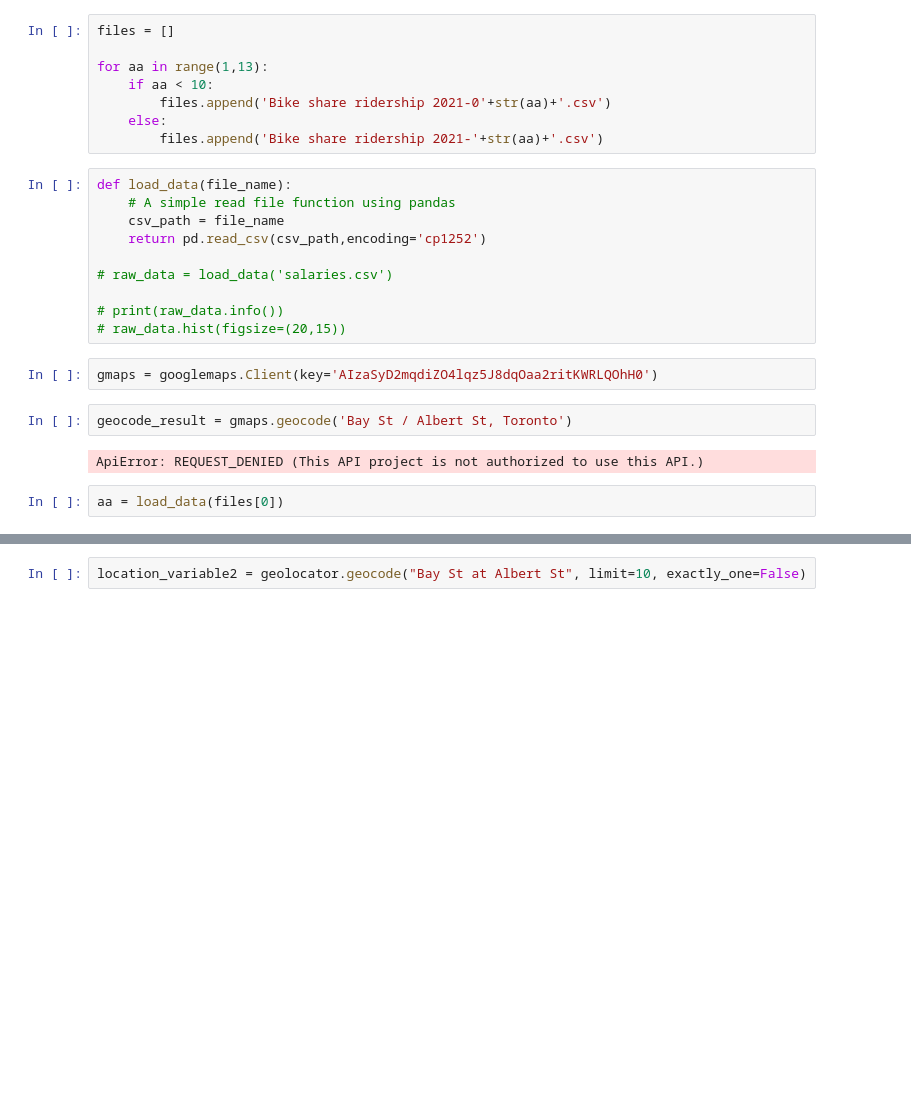
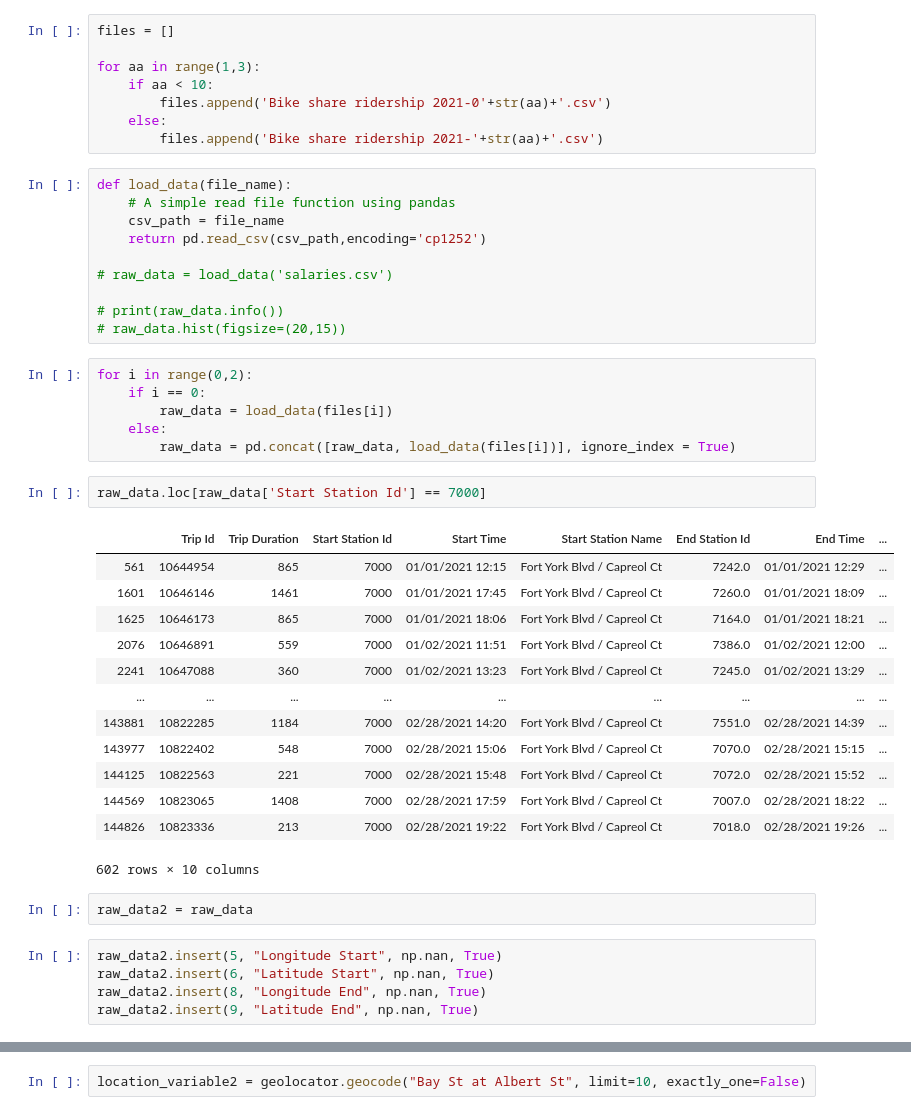
Before and after one commit to francisco-lai/BikeShareTO, a Jupyter notebook: geocoding.ipynb, the cells around one changed output, grey strips where cells are left out. Drawn from its saved outputs; the diff is of its cells as text; blank space fills up the shorter version.

```diff
--- a/geocoding.ipynb
+++ b/geocoding.ipynb
@@ -9,7 +9,7 @@ from datetime import datetime
 # %%
 files = []
 
-for aa in range(1,13):
+for aa in range(1,3):
     if aa < 10:
         files.append('Bike share ridership 2021-0'+str(aa)+'.csv')
     else:
@@ -24,11 +24,32 @@ def load_data(file_name):
 
 # print(raw_data.info())
 # raw_data.hist(figsize=(20,15))
-# %%
-gmaps = googlemaps.Client(key='AIzaSyD2mqdiZO4lqz5J8dqOaa2ritKWRLQOhH0')
-# %%
-geocode_result = gmaps.geocode('Bay St / Albert St, Toronto')
-# %% [output]
-ApiError: REQUEST_DENIED (This API project is not authorized to use this API.)
-# %%
-aa = load_data(files[0])
+# %%
+for i in range(0,2):
+    if i == 0:
+        raw_data = load_data(files[i])
+    else:
+        raw_data = pd.concat([raw_data, load_data(files[i])], ignore_index = True)
+# %%
+raw_data.loc[raw_data['Start Station Id'] == 7000]
+# %% [output]
+|  | Trip Id | Trip Duration | Start Station Id | Start Time | Start Station Name | End Station Id | End Time | ... |
+| 561 | 10644954 | 865 | 7000 | 01/01/2021 12:15 | Fort York Blvd / Capreol Ct | 7242.0 | 01/01/2021 12:29 | ... |
+| 1601 | 10646146 | 1461 | 7000 | 01/01/2021 17:45 | Fort York Blvd / Capreol Ct | 7260.0 | 01/01/2021 18:09 | ... |
+| 1625 | 10646173 | 865 | 7000 | 01/01/2021 18:06 | Fort York Blvd / Capreol Ct | 7164.0 | 01/01/2021 18:21 | ... |
+| 2076 | 10646891 | 559 | 7000 | 01/02/2021 11:51 | Fort York Blvd / Capreol Ct | 7386.0 | 01/02/2021 12:00 | ... |
+| 2241 | 10647088 | 360 | 7000 | 01/02/2021 13:23 | Fort York Blvd / Capreol Ct | 7245.0 | 01/02/2021 13:29 | ... |
+| ... | ... | ... | ... | ... | ... | ... | ... | ... |
+| 143881 | 10822285 | 1184 | 7000 | 02/28/2021 14:20 | Fort York Blvd / Capreol Ct | 7551.0 | 02/28/2021 14:39 | ... |
+| 143977 | 10822402 | 548 | 7000 | 02/28/2021 15:06 | Fort York Blvd / Capreol Ct | 7070.0 | 02/28/2021 15:15 | ... |
+| 144125 | 10822563 | 221 | 7000 | 02/28/2021 15:48 | Fort York Blvd / Capreol Ct | 7072.0 | 02/28/2021 15:52 | ... |
+| 144569 | 10823065 | 1408 | 7000 | 02/28/2021 17:59 | Fort York Blvd / Capreol Ct | 7007.0 | 02/28/2021 18:22 | ... |
+| 144826 | 10823336 | 213 | 7000 | 02/28/2021 19:22 | Fort York Blvd / Capreol Ct | 7018.0 | 02/28/2021 19:26 | ... |
+602 rows × 10 columns
+# %%
+raw_data2 = raw_data
+# %%
+raw_data2.insert(5, "Longitude Start", np.nan, True)
+raw_data2.insert(6, "Latitude Start", np.nan, True)
+raw_data2.insert(8, "Longitude End", np.nan, True)
+raw_data2.insert(9, "Latitude End", np.nan, True)
```
Also changed, not shown: parts of 34 cells of this notebook.
